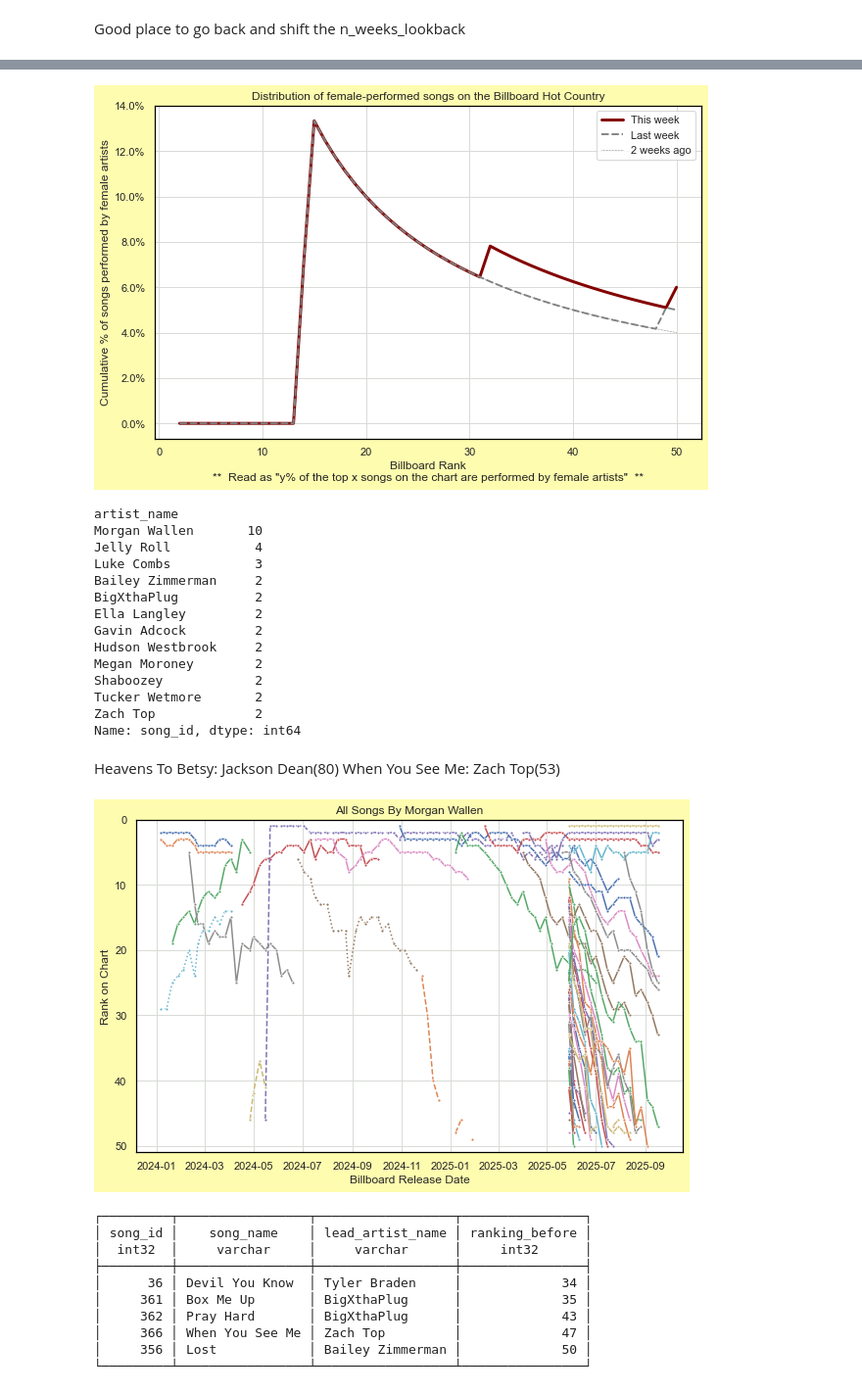
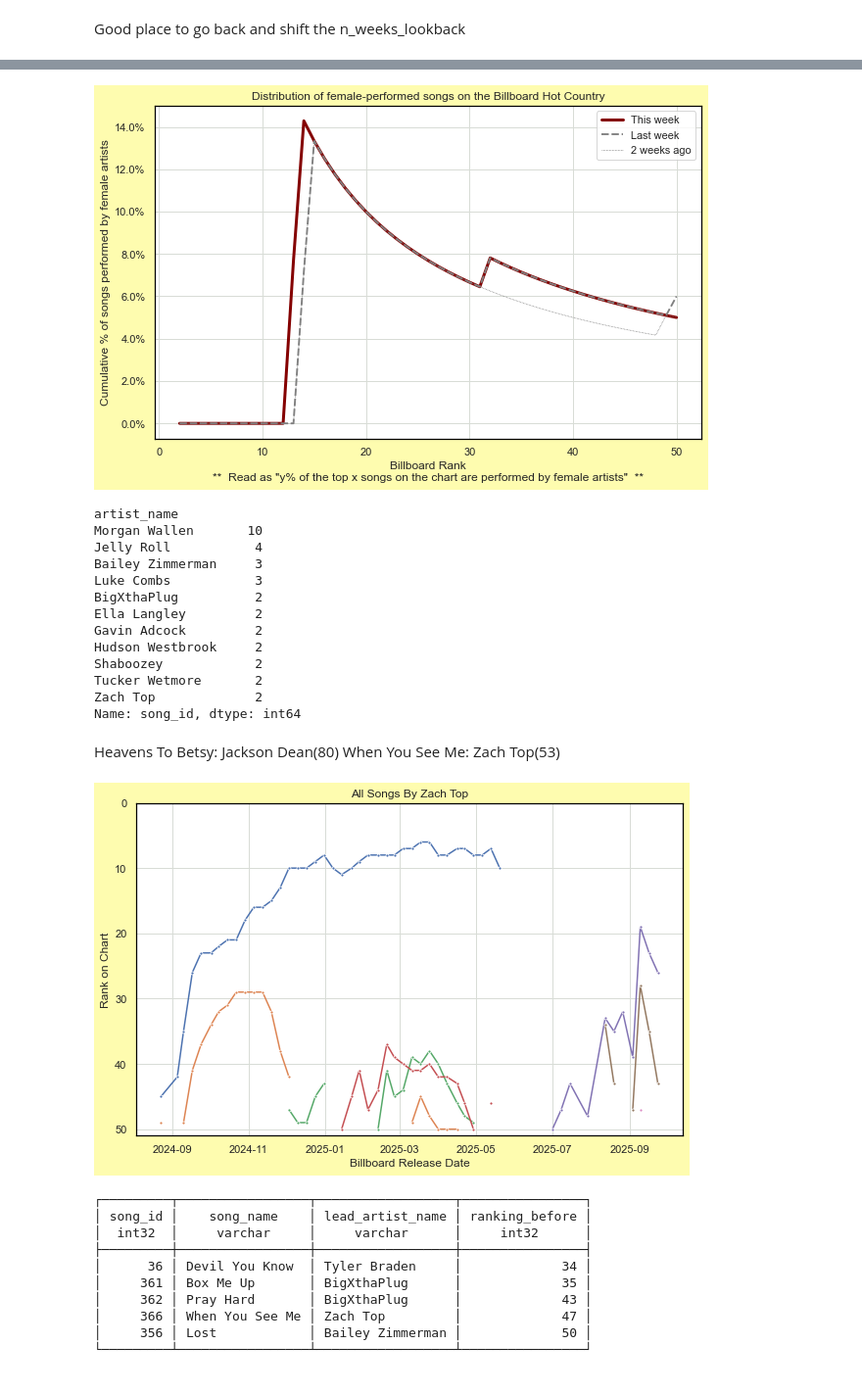
Before and after one commit to jwmanahan/billboard, a Jupyter notebook: add_new_week.ipynb, the cells around one changed output, grey strips where cells are left out. Shown at 98% size. Cells and saved outputs as stored; diff of their text form; code cells hidden in the pictures.

```diff
--- a/add_new_week.ipynb
+++ b/add_new_week.ipynb
@@ -33,7 +33,7 @@ sns.set(
 # Change the billboard_observation_date!
 # %%
 current_date = date.today().strftime('%Y-%m-%d')
-billboard_observation_date = '2025-09-16'
+billboard_observation_date = '2025-09-23'
 # %%
 # Set up SQL connection
 %config SqlMagic.autopandas = True
@@ -732,7 +727,7 @@ plt.xlabel(
 plt.ylabel('Cumulative % of songs performed by female artists')
 graph.yaxis.set_major_formatter(mtick.StrMethodFormatter('{x:.1%}'))
 # %% [output]
-[figure, old version]
+[figure, new version]
 # %%
 credit_type_to_linestyle = {
     'Lead artist' : 'solid'
@@ -751,13 +746,12 @@ df_weeks_for_artist[
 artist_name
 Morgan Wallen       10
 Jelly Roll           4
+Bailey Zimmerman     3
 Luke Combs           3
-Bailey Zimmerman     2
 BigXthaPlug          2
 Ella Langley         2
 Gavin Adcock         2
 Hudson Westbrook     2
-Megan Moroney        2
 Shaboozey            2
 Tucker Wetmore       2
 Zach Top             2
@@ -768,7 +762,7 @@ When You See Me: Zach Top(53)
 # %%
 # For now, manual artist name selection
 # TODO: Create charts for every artist on this week's chart at once
-artist_name = 'Morgan Wallen'
+artist_name = 'Zach Top'
 
 df_weeks_this_artist = df_weeks_for_artist.query(
     f"artist_name == '{artist_name}'"
@@ -779,34 +773,34 @@ df_weeks_this_artist = df_weeks_for_artist.query(
 #     this_artist_id = input("Please input artist ID for differentiation")
 #     df_weeks_this_artist[
 #         df_weeks_this_artist[artist_id] == this_artist_id
 #     ]
 
 for _, row in df_weeks_this_artist.pivot( # TODO no pivot to support legend in char 'song_name'
     index = 'song_id'
     , columns = 'billboard_observation_date' #TODO: weeks ago
     , values = 'billboard_rank'
 ).fillna(
     np.inf # suppresses only if a different song is on the chart in any week within this song's gap
 ).iterrows():
     graph = sns.lineplot(
         data = row
         , linestyle = credit_type_to_linestyle[
             df_weeks_this_artist[
                 df_weeks_this_artist['song_id'] == row.name
             ].groupby('relationship_type').count().iloc[0].name
         ]
         , marker = '.'
     )
 
 graph.set(
     title = f'All Songs By {artist_name}'
     , xlabel = 'Billboard Release Date' # Really observation date (for now)
     , ylabel = 'Rank on Chart'
     , ylim = [0, 51]
 )
 graph.axes.invert_yaxis()
 # %% [output]
-[figure, old version]
+[figure, new version]
 # %%
 # TODO: Set comparison_observation_date as num weeks back, not specific date
 current_observation_date = billboard_observation_date
```
Also changed, not shown: parts of 18 cells of this notebook, 5 other files.
